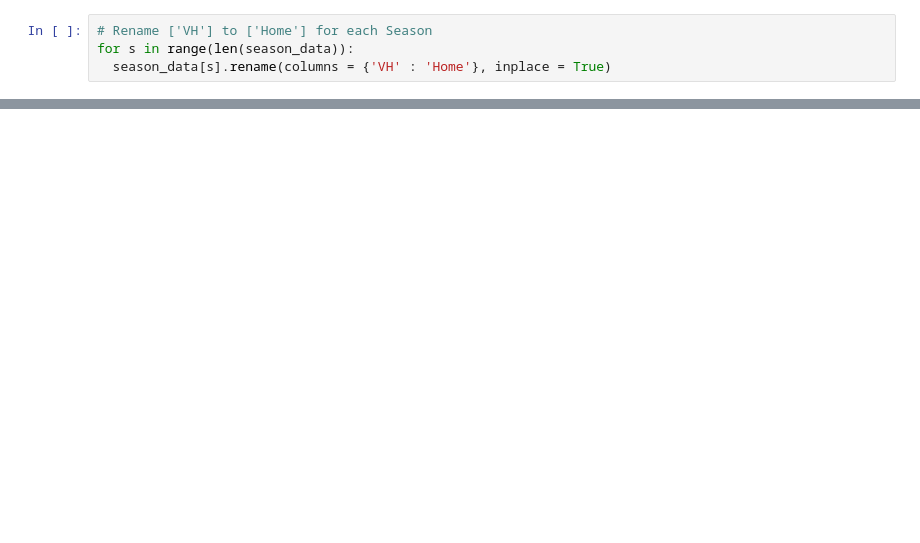
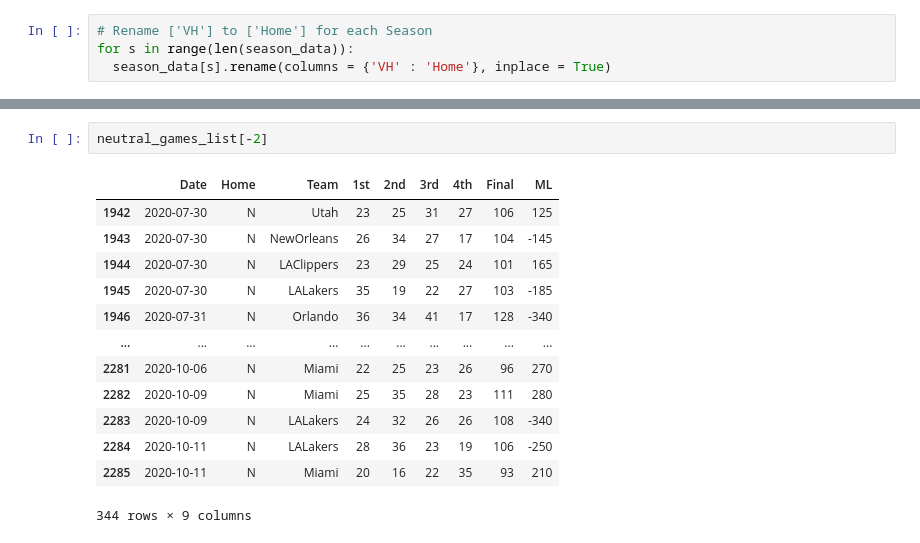
Before and after one commit to LMastro99/Sports-Betting-Module, a Jupyter notebook: season-data/cleaning/process/Season_Data_Cleaning.ipynb, the cells around one changed output, grey strips where cells are left out. Drawn from its saved outputs; the diff is of its cells as text; blank space fills up the shorter version.

```diff
--- a/season-data/cleaning/process/Season_Data_Cleaning.ipynb
+++ b/season-data/cleaning/process/Season_Data_Cleaning.ipynb
@@ -135,0 +187,16 @@ None
+# %%
+neutral_games_list[-2]
+# %% [output]
+|  | Date | Home | Team | 1st | 2nd | 3rd | 4th | Final | ML |
+| 1942 | 2020-07-30 | N | Utah | 23 | 25 | 31 | 27 | 106 | 125 |
+| 1943 | 2020-07-30 | N | NewOrleans | 26 | 34 | 27 | 17 | 104 | -145 |
+| 1944 | 2020-07-30 | N | LAClippers | 23 | 29 | 25 | 24 | 101 | 165 |
+| 1945 | 2020-07-30 | N | LALakers | 35 | 19 | 22 | 27 | 103 | -185 |
+| 1946 | 2020-07-31 | N | Orlando | 36 | 34 | 41 | 17 | 128 | -340 |
+| ... | ... | ... | ... | ... | ... | ... | ... | ... | ... |
+| 2281 | 2020-10-06 | N | Miami | 22 | 25 | 23 | 26 | 96 | 270 |
+| 2282 | 2020-10-09 | N | Miami | 25 | 35 | 28 | 23 | 111 | 280 |
+| 2283 | 2020-10-09 | N | LALakers | 24 | 32 | 26 | 26 | 108 | -340 |
+| 2284 | 2020-10-11 | N | LALakers | 28 | 36 | 23 | 19 | 106 | -250 |
+| 2285 | 2020-10-11 | N | Miami | 20 | 16 | 22 | 35 | 93 | 210 |
+344 rows × 9 columns
```
Also changed, not shown: parts of 10 cells of this notebook.
